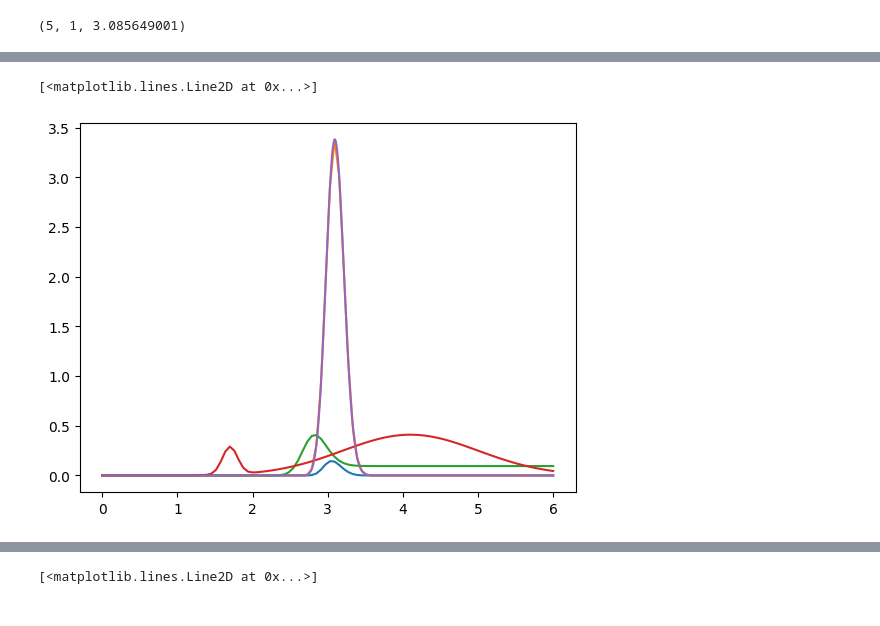
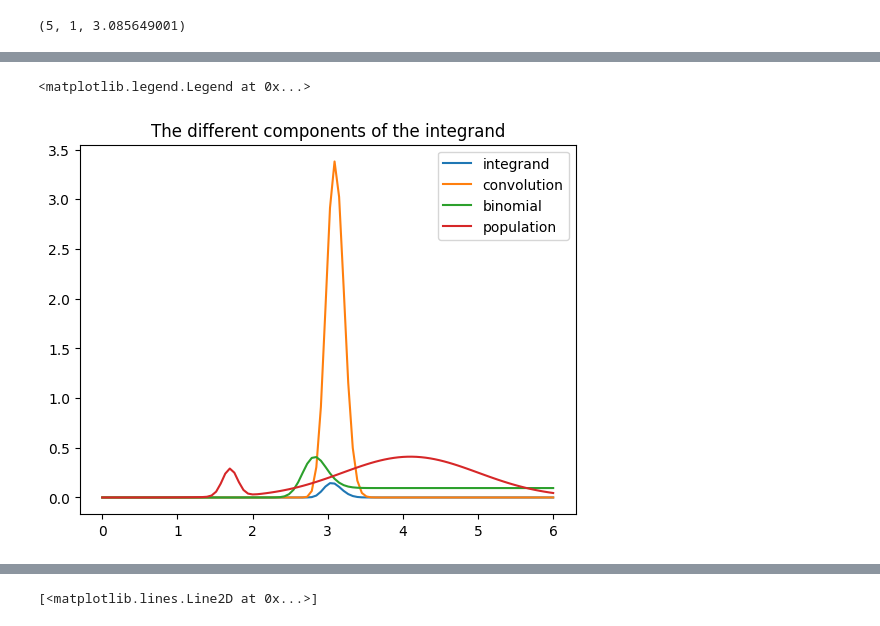
Before and after one commit to tanderson11/hiv-transmission-parameters, a Jupyter notebook: Blanquart/blanquart_analysis.ipynb, the cells around one changed output, grey strips where cells are left out. Cells and saved outputs as stored; diff of their text form; code cells hidden in the pictures.

```diff
--- a/Blanquart/blanquart_analysis.ipynb
+++ b/Blanquart/blanquart_analysis.ipynb
@@ -393,9 +413,11 @@ plt.plot(x2, [z4(a) for a in x2])
-# %%
-plt.plot(x, y)
-plt.plot(x2, [z(a) for a in x2])
-# %% [output]
-[<matplotlib.lines.Line2D at 0x...>]
-[figure, removed]
+# %%
+plt.plot(x, y)
+
+plt.title("The different components of the integrand")
+plt.legend(['integrand', 'convolution', 'binomial', 'population'])
+# %% [output]
+<matplotlib.legend.Legend at 0x...>
+[figure, added]
 # %%
 # when integrating between 2 and 3 get roundoff error, seems to maybe be the culprit for evaluating the full integral?
 # same deal between 3 and 4
```
Also changed, not shown: parts of 13 cells of this notebook.
